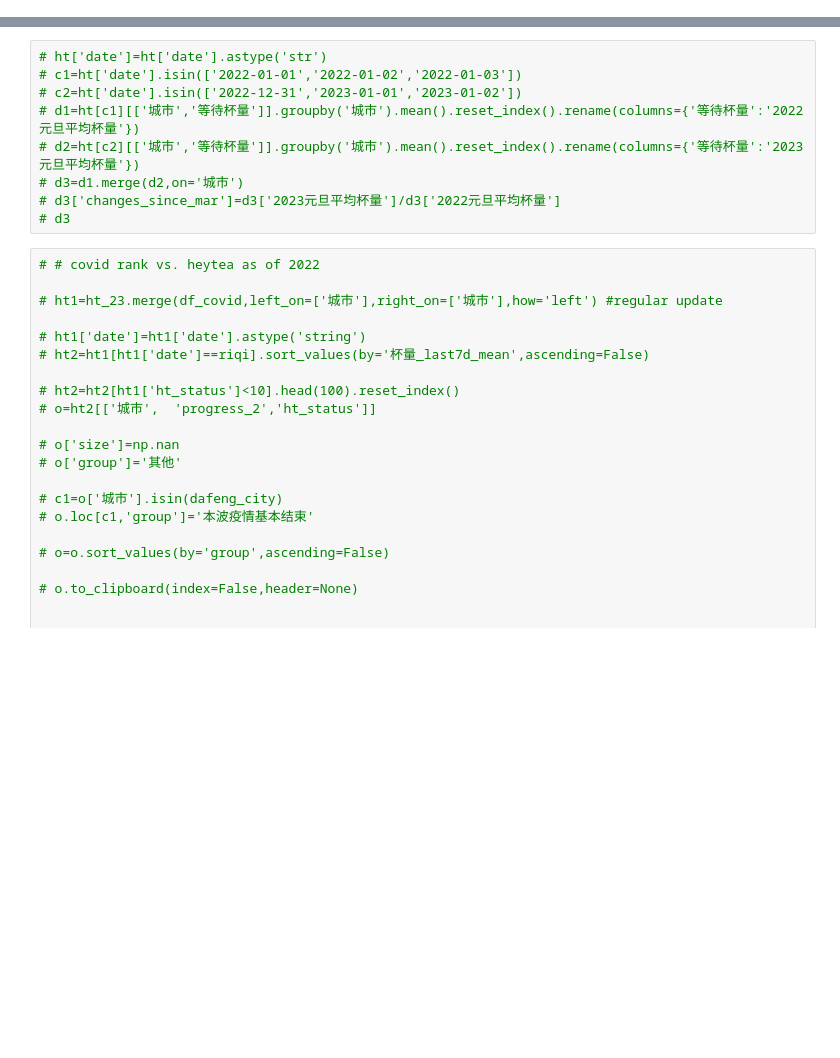
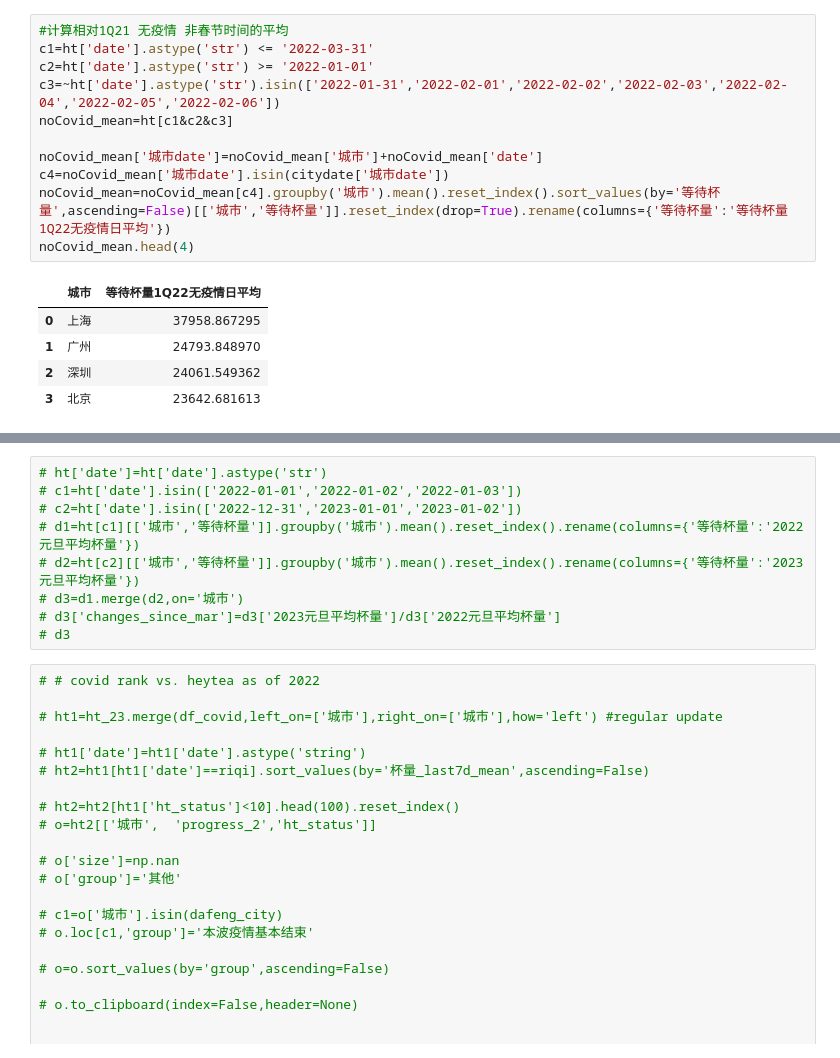
Before and after one commit to tsauliu/COVID_Data_in_Depth, a Jupyter notebook: 3.2 HeyTea.ipynb, the cells around one changed output, grey strips where cells are left out. Saved outputs shown, nothing was run; the diff lists cells and outputs as text; blank space fills up the shorter version.

```diff
--- a/3.2 HeyTea.ipynb
+++ b/3.2 HeyTea.ipynb
@@ -87,0 +120,17 @@ dfp.plot('date','杯量_last7d_mean',secondary_y=True, ax=ax, figsize=(20,5))
+# %%
+#计算相对1Q21 无疫情 非春节时间的平均
+c1=ht['date'].astype('str') <= '2022-03-31'
+c2=ht['date'].astype('str') >= '2022-01-01'
+c3=~ht['date'].astype('str').isin(['2022-01-31','2022-02-01','2022-02-02','2022-02-03','2022-02-04','2022-02-05','2022-02-06'])
+noCovid_mean=ht[c1&c2&c3]
+
+noCovid_mean['城市date']=noCovid_mean['城市']+noCovid_mean['date']
+c4=noCovid_mean['城市date'].isin(citydate['城市date'])
+noCovid_mean=noCovid_mean[c4].groupby('城市').mean().reset_index().sort_values(by='等待杯量',ascending=False)[['城市','等待杯量']].reset_index(drop=True).rename(columns={'等待杯量':'等待杯量1Q22无疫情日平均'})
+noCovid_mean.head(4)
+# %% [output]
+|  | 城市 | 等待杯量1Q22无疫情日平均 |
+| 0 | 上海 | 37958.867295 |
+| 1 | 广州 | 24793.848970 |
+| 2 | 深圳 | 24061.549362 |
+| 3 | 北京 | 23642.681613 |
```
Also changed, not shown: parts of 13 cells of this notebook, 18 other files.
